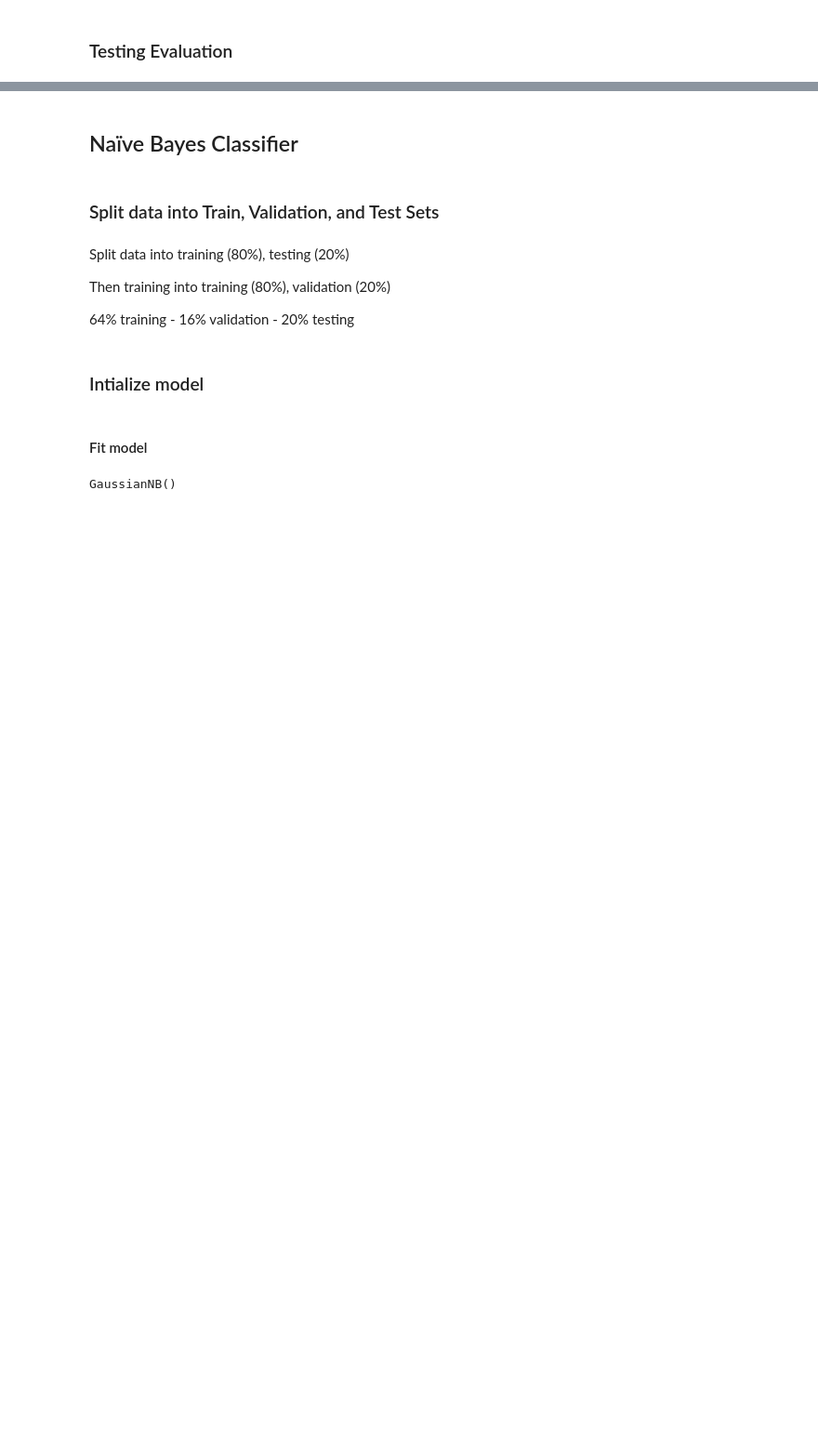
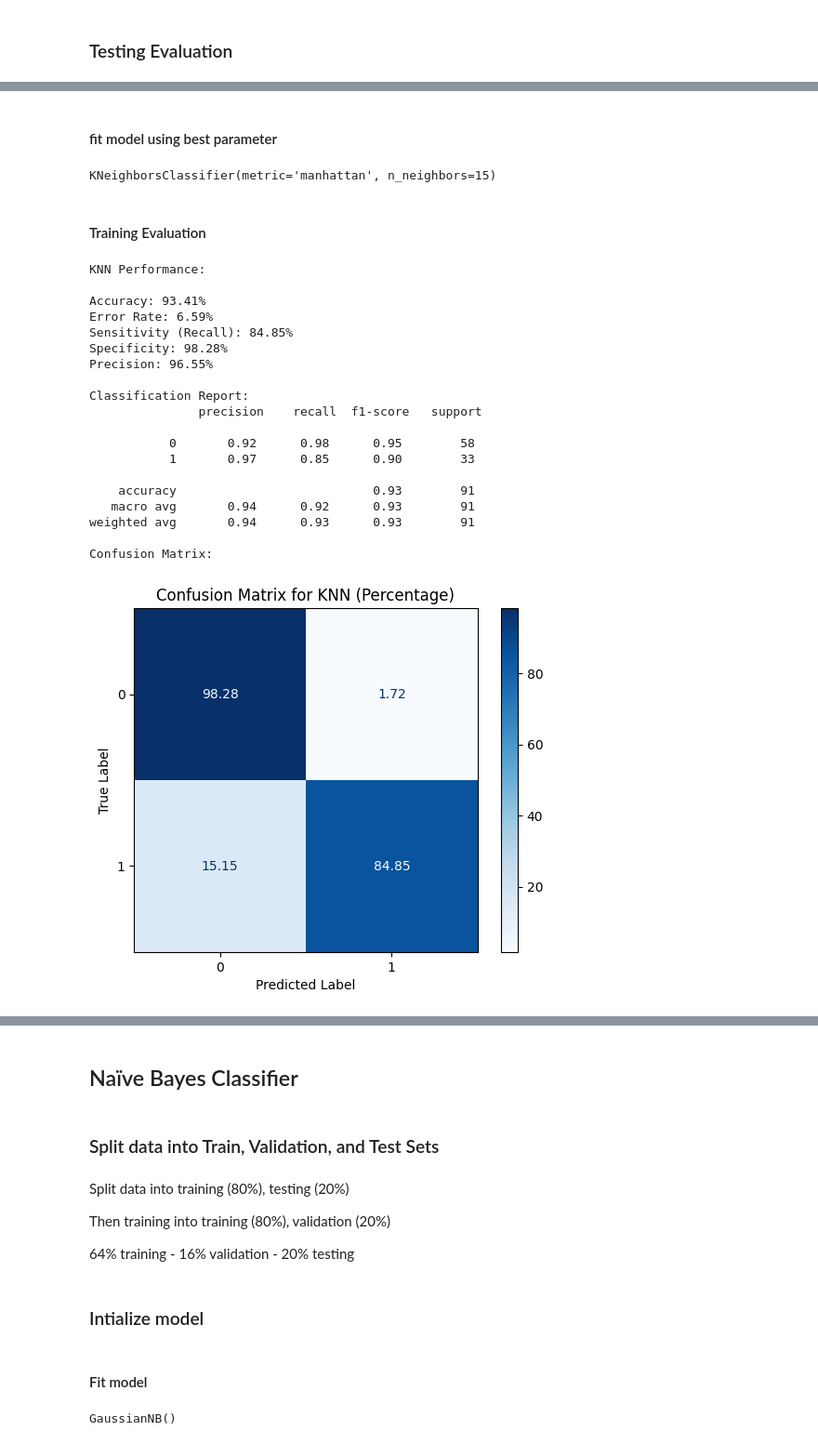
Before and after one commit to Malak0277/Breast-Cancer-Types-Prediction, a Jupyter notebook: Breast_Cancer_Model_Development_2.ipynb, the cells around one changed output, grey strips where cells are left out. Shown at 93% size. Drawn from its saved outputs; the diff is of its cells as text; code cells hidden in the pictures; blank space fills up the shorter version.

```diff
--- a/Breast_Cancer_Model_Development_2.ipynb
+++ b/Breast_Cancer_Model_Development_2.ipynb
@@ -381,0 +473,39 @@ Confusion Matrix:
+# %% [markdown]
+#### fit model using best parameter
+# %%
+# Extract the best parameters
+best_n_neighbors, best_metric = best_params['n_neighbors'], best_params['metric']
+# %%
+# Initialize the KNN model with the best parameters
+best_manual_knn_model = KNeighborsClassifier(n_neighbors=best_n_neighbors, weights='uniform', metric=best_metric)
+# %%
+# Fit the model on the entire training set
+best_manual_knn_model.fit(X_train, y_train)
+# %% [output]
+KNeighborsClassifier(metric='manhattan', n_neighbors=15)
+# %% [markdown]
+#### Training Evaluation
+# %%
+y_val_pred_knn = best_manual_knn_model.predict(X_val)
+evaluate_model(y_val, y_val_pred_knn, "KNN")
+# %% [output]
+KNN Performance:
+
+Accuracy: 93.41%
+Error Rate: 6.59%
+Sensitivity (Recall): 84.85%
+Specificity: 98.28%
+Precision: 96.55%
+
+Classification Report:
+               precision    recall  f1-score   support
+
+           0       0.92      0.98      0.95        58
+           1       0.97      0.85      0.90        33
+
+    accuracy                           0.93        91
+   macro avg       0.94      0.92      0.93        91
+weighted avg       0.94      0.93      0.93        91
+
+Confusion Matrix:
+[figure, added]
```
Also changed, not shown: parts of 26 cells of this notebook.
